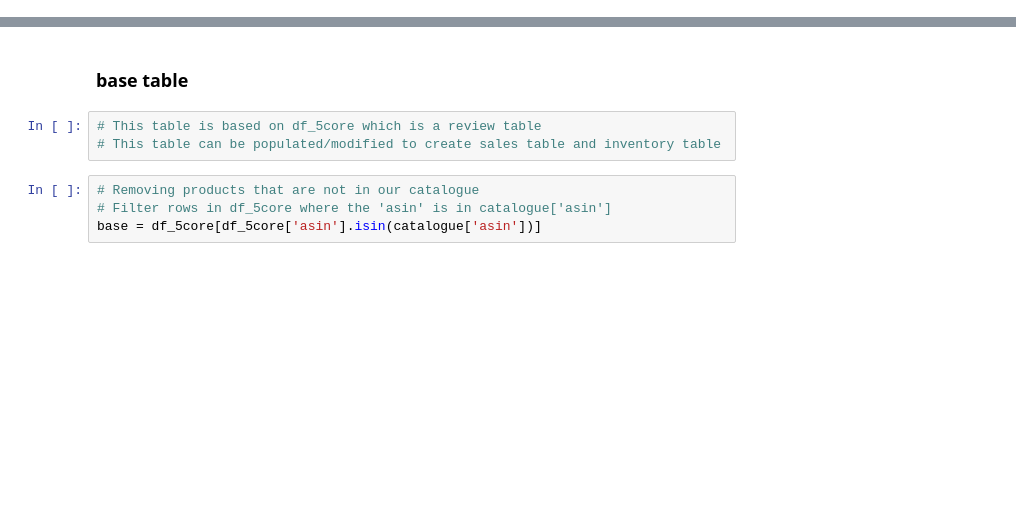
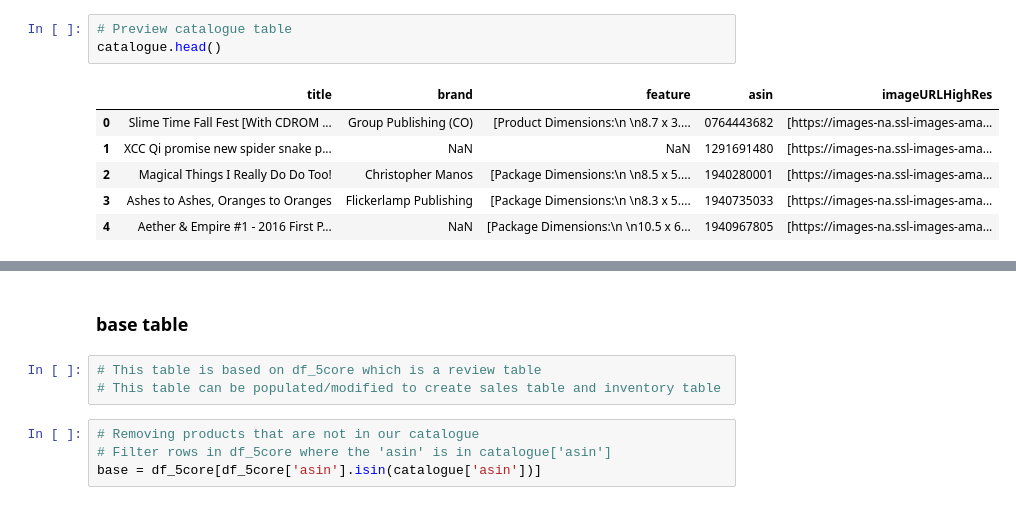
Before and after one commit to tseyongg/DSA3101, a Jupyter notebook: Data Preparation.ipynb, the cells around one changed output, grey strips where cells are left out. Cells and saved outputs as stored; diff of their text form; blank space fills up the shorter version.

```diff
--- a/Data Preparation.ipynb
+++ b/Data Preparation.ipynb
@@ -173,0 +248,10 @@ catalogue_images
+# %%
+# Preview catalogue table
+catalogue.head()
+# %% [output]
+|  | title | brand | feature | asin | imageURLHighRes |
+| 0 | Slime Time Fall Fest [With CDROM ... | Group Publishing (CO) | [Product Dimensions:\n \n8.7 x 3.... | 0764443682 | [https://images-na.ssl-images-ama... |
+| 1 | XCC Qi promise new spider snake p... | NaN | NaN | 1291691480 | [https://images-na.ssl-images-ama... |
+| 2 | Magical Things I Really Do Do Too! | Christopher Manos | [Package Dimensions:\n \n8.5 x 5.... | 1940280001 | [https://images-na.ssl-images-ama... |
+| 3 | Ashes to Ashes, Oranges to Oranges | Flickerlamp Publishing | [Package Dimensions:\n \n8.3 x 5.... | 1940735033 | [https://images-na.ssl-images-ama... |
+| 4 | Aether & Empire #1 - 2016 First P... | NaN | [Package Dimensions:\n \n10.5 x 6... | 1940967805 | [https://images-na.ssl-images-ama... |
```
Also changed, not shown: parts of 49 cells of this notebook, 1 other file.
